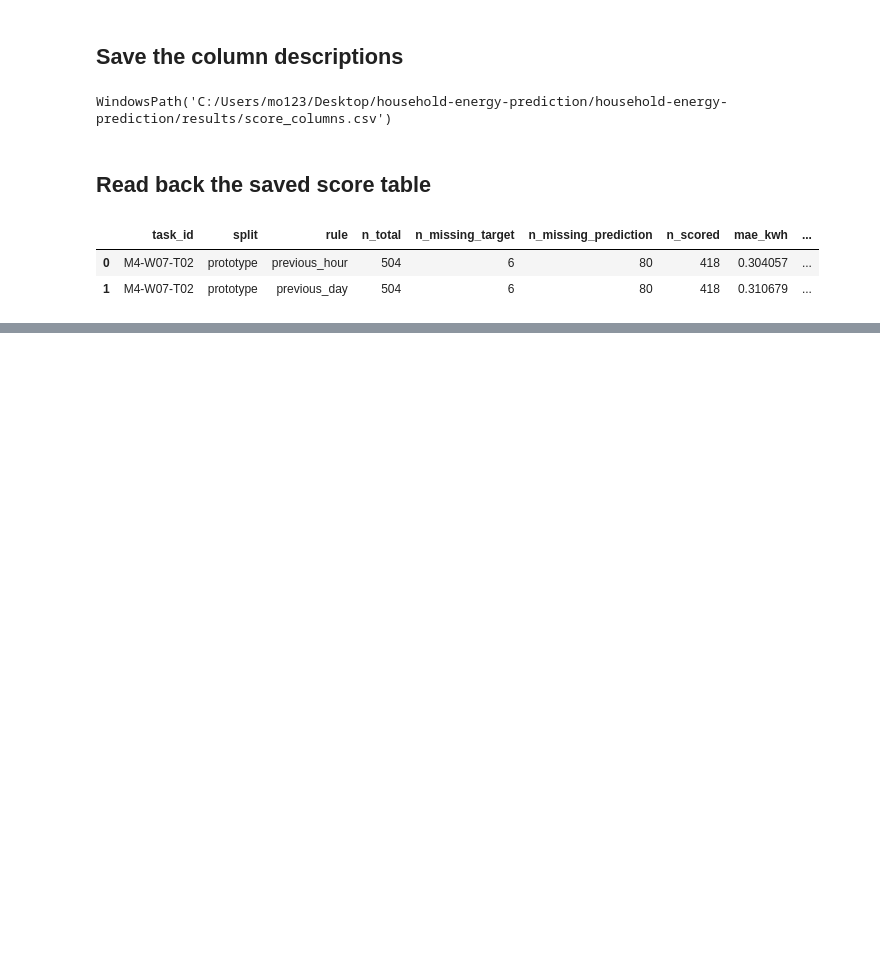
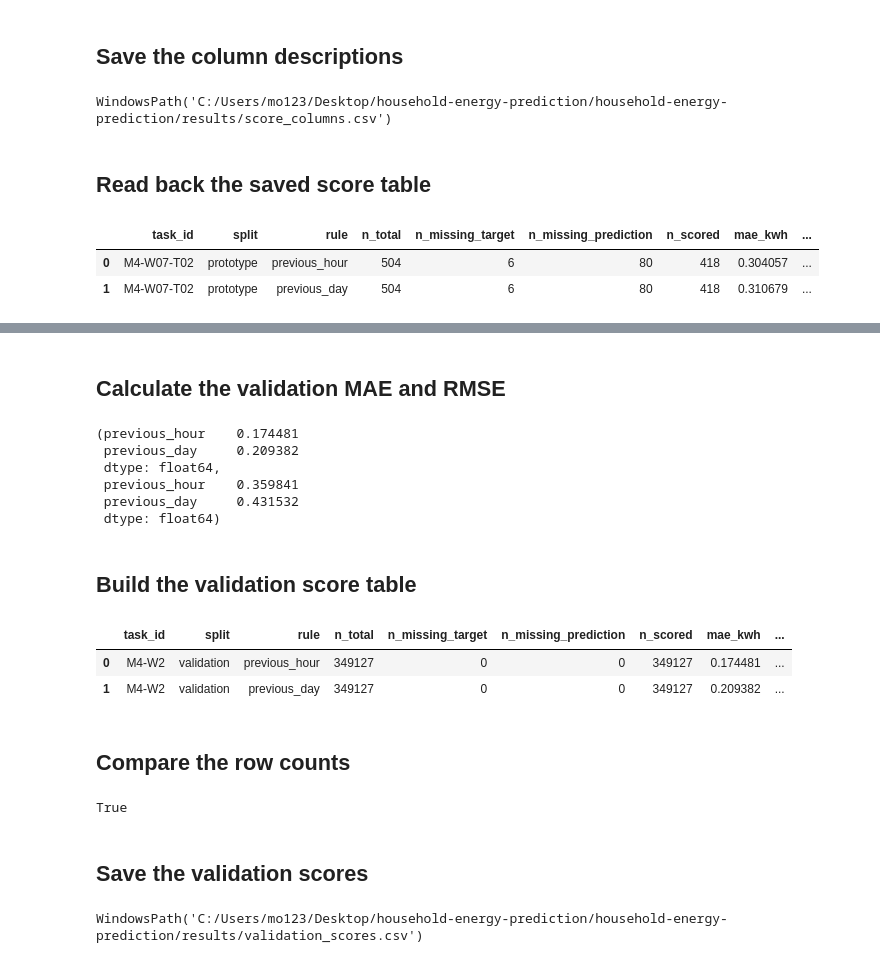
Before and after one commit to Fadhlallah-Almohammed/household-energy-prediction, a Jupyter notebook: notebooks/M4/calculate_prediction_errors.ipynb, the cells around one changed output, grey strips where cells are left out. Saved outputs shown, nothing was run; the diff lists cells and outputs as text; code cells hidden in the pictures; blank space fills up the shorter version.

```diff
--- a/notebooks/M4/calculate_prediction_errors.ipynb
+++ b/notebooks/M4/calculate_prediction_errors.ipynb
@@ -329,0 +354,4 @@ pd.read_csv(scores_path)
+# %%
+val_valid = ~val_missing_target & ~val_missing_prediction
+val_used = val[val_valid]
+len(val_used)
@@ -329,0 +370,4 @@ pd.read_csv(scores_path)
+# %%
+val_counts = pd.Series({"n_total": len(val), "n_missing_target": val_missing_target.sum(),
+                        "n_missing_prediction": val_missing_prediction.sum(), "n_scored": val_valid.sum()})
+val_counts
@@ -329,0 +382,5 @@ pd.read_csv(scores_path)
+# %%
+val_errors = pd.DataFrame({
+    "previous_hour": val_used["actual_kwh"] - val_used["pred_prev_hour"],
+    "previous_day": val_used["actual_kwh"] - val_used["pred_prev_day"]})
+val_errors.head()
@@ -329,0 +394,43 @@ pd.read_csv(scores_path)
+# %% [markdown]
+## Calculate the validation MAE and RMSE
+# %%
+val_mae = val_errors.abs().mean()
+val_rmse = (val_errors ** 2).mean() ** 0.5
+val_mae, val_rmse
+# %% [output]
+(previous_hour    0.174481
+ previous_day     0.209382
+ dtype: float64,
+ previous_hour    0.359841
+ previous_day     0.431532
+ dtype: float64)
+# %% [markdown]
+## Build the validation score table
+# %%
+val_scores = pd.DataFrame({"mae_kwh": val_mae, "rmse_kwh": val_rmse})
+val_scores.index.name = "rule"
+val_scores = val_scores.reset_index()
+for column, value in val_counts.items():
+    val_scores[column] = value
+val_scores.insert(0, "task_id", "M4-W2")
+val_scores.insert(1, "split", "validation")
+val_scores = val_scores[schema["column"]].copy()
+val_scores
+# %% [output]
+|  | task_id | split | rule | n_total | n_missing_target | n_missing_prediction | n_scored | mae_kwh | ... |
+| 0 | M4-W2 | validation | previous_hour | 349127 | 0 | 0 | 349127 | 0.174481 | ... |
+| 1 | M4-W2 | validation | previous_day | 349127 | 0 | 0 | 349127 | 0.209382 | ... |
+# %% [markdown]
+## Compare the row counts
+# %%
+val_counts["n_total"] == val_counts["n_missing_target"] + val_counts["n_missing_prediction"] + val_counts["n_scored"]
+# %% [output]
+True
+# %% [markdown]
+## Save the validation scores
+# %%
+val_scores_path = output_dir / "validation_scores.csv"
+val_scores.to_csv(val_scores_path, index=False)
+val_scores_path
+# %% [output]
+WindowsPath('C:/Users/mo123/Desktop/household-energy-prediction/household-energy-prediction/results/validation_scores.csv')
```
Also changed, not shown: parts of 15 cells of this notebook, 3 other files.
